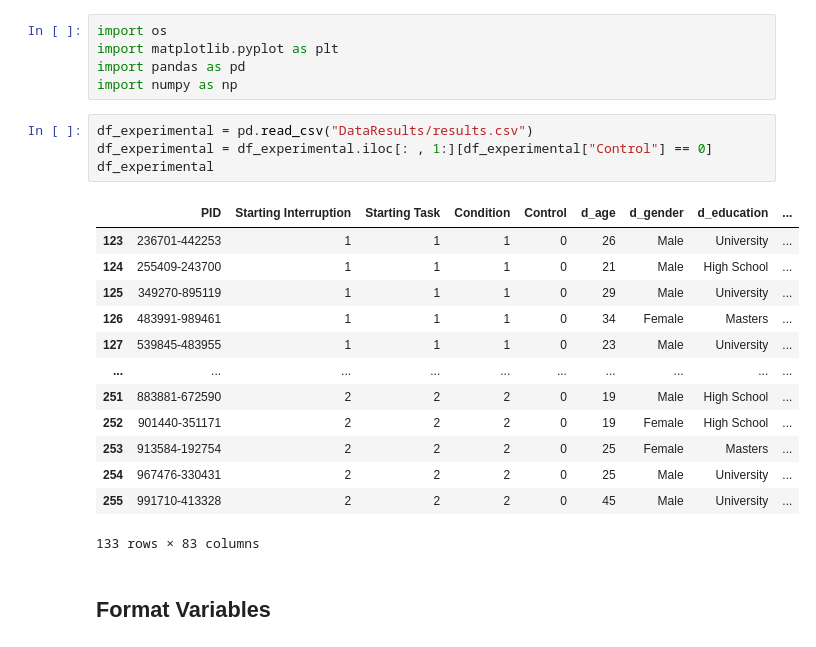
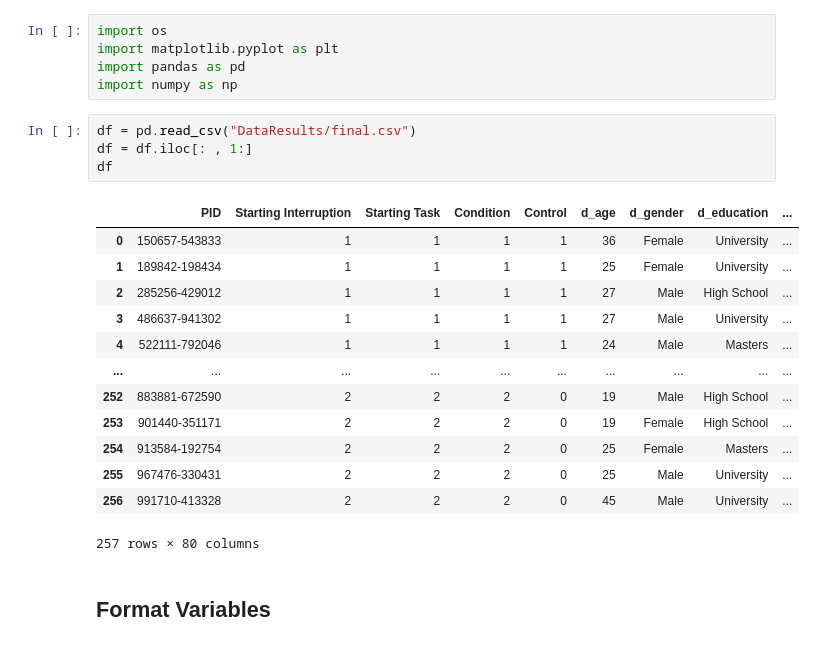
Before and after one commit to ScazLab/generalizability_analysis, a Jupyter notebook: analysis.ipynb, the cells around one changed output. Saved outputs shown, nothing was run; the diff lists cells and outputs as text.

```diff
--- a/analysis.ipynb
+++ b/analysis.ipynb
@@ -6,23 +6,23 @@ import matplotlib.pyplot as plt
 import pandas as pd
 import numpy as np
 # %%
-df_experimental = pd.read_csv("DataResults/results.csv")
-df_experimental = df_experimental.iloc[: , 1:][df_experimental["Control"] == 0]
-df_experimental
+df = pd.read_csv("DataResults/final.csv")
+df = df.iloc[: , 1:]
+df
 # %% [output]
 |  | PID | Starting Interruption | Starting Task | Condition | Control | d_age | d_gender | d_education | ... |
-| 123 | 236701-442253 | 1 | 1 | 1 | 0 | 26 | Male | University | ... |
-| 124 | 255409-243700 | 1 | 1 | 1 | 0 | 21 | Male | High School | ... |
-| 125 | 349270-895119 | 1 | 1 | 1 | 0 | 29 | Male | University | ... |
-| 126 | 483991-989461 | 1 | 1 | 1 | 0 | 34 | Female | Masters | ... |
-| 127 | 539845-483955 | 1 | 1 | 1 | 0 | 23 | Male | University | ... |
+| 0 | 150657-543833 | 1 | 1 | 1 | 1 | 36 | Female | University | ... |
+| 1 | 189842-198434 | 1 | 1 | 1 | 1 | 25 | Female | University | ... |
+| 2 | 285256-429012 | 1 | 1 | 1 | 1 | 27 | Male | High School | ... |
+| 3 | 486637-941302 | 1 | 1 | 1 | 1 | 27 | Male | University | ... |
+| 4 | 522111-792046 | 1 | 1 | 1 | 1 | 24 | Male | Masters | ... |
 | ... | ... | ... | ... | ... | ... | ... | ... | ... | ... |
-| 251 | 883881-672590 | 2 | 2 | 2 | 0 | 19 | Male | High School | ... |
-| 252 | 901440-351171 | 2 | 2 | 2 | 0 | 19 | Female | High School | ... |
-| 253 | 913584-192754 | 2 | 2 | 2 | 0 | 25 | Female | Masters | ... |
-| 254 | 967476-330431 | 2 | 2 | 2 | 0 | 25 | Male | University | ... |
-| 255 | 991710-413328 | 2 | 2 | 2 | 0 | 45 | Male | University | ... |
+| 252 | 883881-672590 | 2 | 2 | 2 | 0 | 19 | Male | High School | ... |
+| 253 | 901440-351171 | 2 | 2 | 2 | 0 | 19 | Female | High School | ... |
+| 254 | 913584-192754 | 2 | 2 | 2 | 0 | 25 | Female | Masters | ... |
+| 255 | 967476-330431 | 2 | 2 | 2 | 0 | 25 | Male | University | ... |
+| 256 | 991710-413328 | 2 | 2 | 2 | 0 | 45 | Male | University | ... |
-133 rows × 83 columns
+257 rows × 80 columns
 # %% [markdown]
 ## Format Variables
 # %%
```
Also changed, not shown: parts of 11 cells of this notebook, 3 other files.
